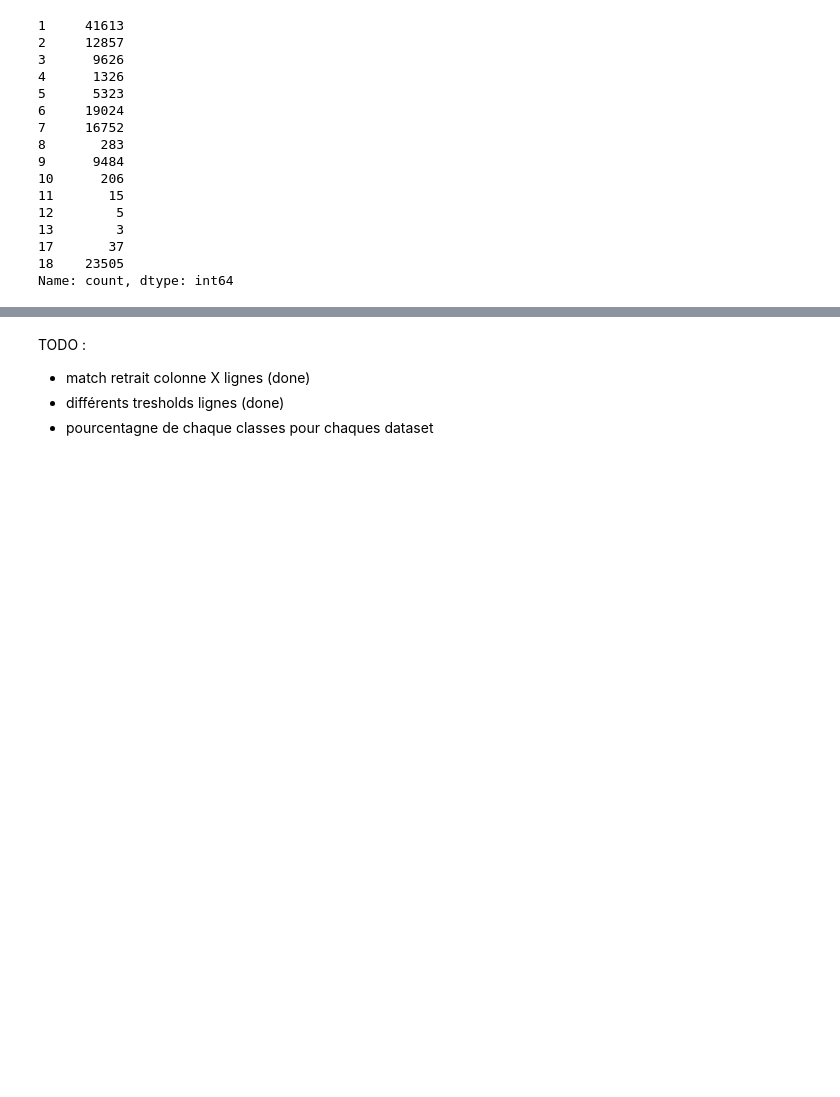
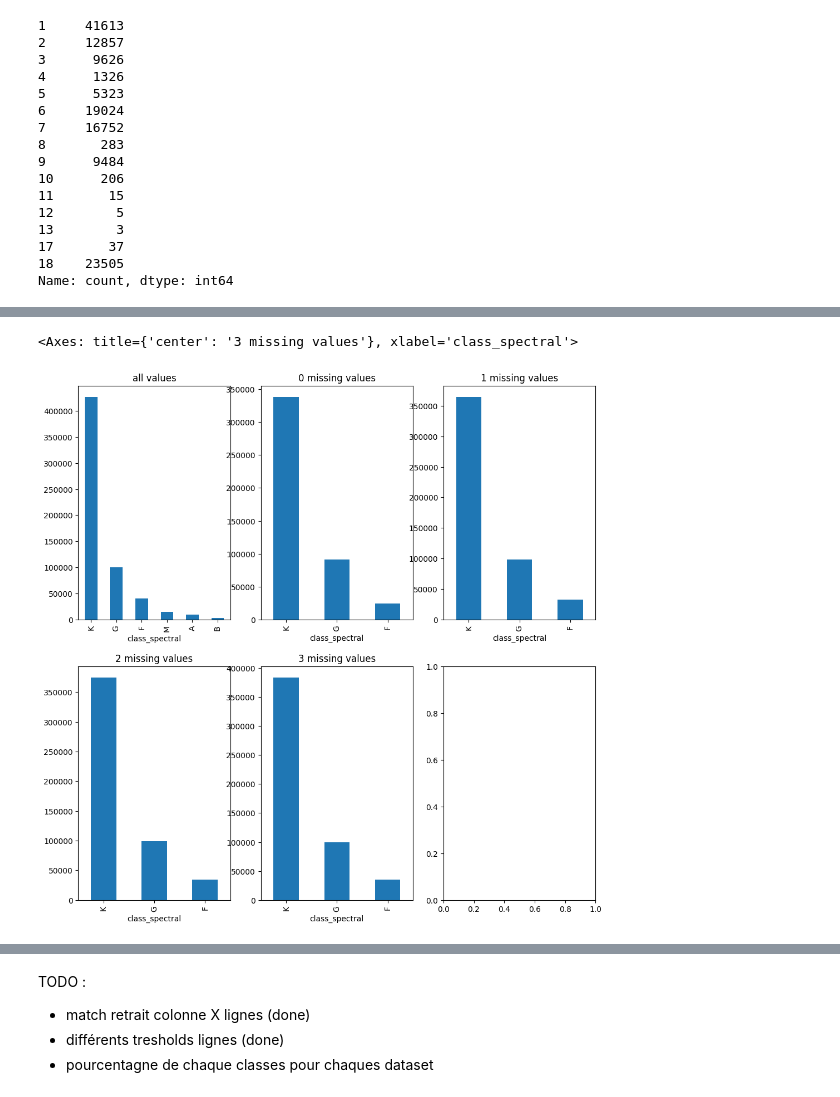
Before and after one commit to astrodeepnet/students-project-2024, a Jupyter notebook: Stats_Chemicals.ipynb, the cells around one changed output, grey strips where cells are left out. Cells and saved outputs as stored; diff of their text form; code cells hidden in the pictures; blank space fills up the shorter version.

```diff
--- a/Stats_Chemicals.ipynb
+++ b/Stats_Chemicals.ipynb
@@ -504 +406,12 @@ sample_3_miss
+# %%
+fig, axs = plt.subplots(2, 3, figsize=(12, 12))
+
+sample['class_spectral'].value_counts().plot(kind='bar', ax=axs[0, 0], title='all values')
+sample_0_miss['class_spectral'].value_counts().plot(kind='bar', ax=axs[0, 1], title='0 missing values')
+sample_1_miss['class_spectral'].value_counts().plot(kind='bar', ax=axs[0, 2], title='1 missing values')
+sample_2_miss['class_spectral'].value_counts().plot(kind='bar', ax=axs[1, 0], title='2 missing values')
+sample_3_miss['class_spectral'].value_counts().plot(kind='bar', ax=axs[1, 1], title='3 missing values')
+# %% [output]
+<Axes: title={'center': '3 missing values'}, xlabel='class_spectral'>
+[figure, added]
 # %%
```
Also changed, not shown: parts of 16 cells of this notebook, 1 other file.
